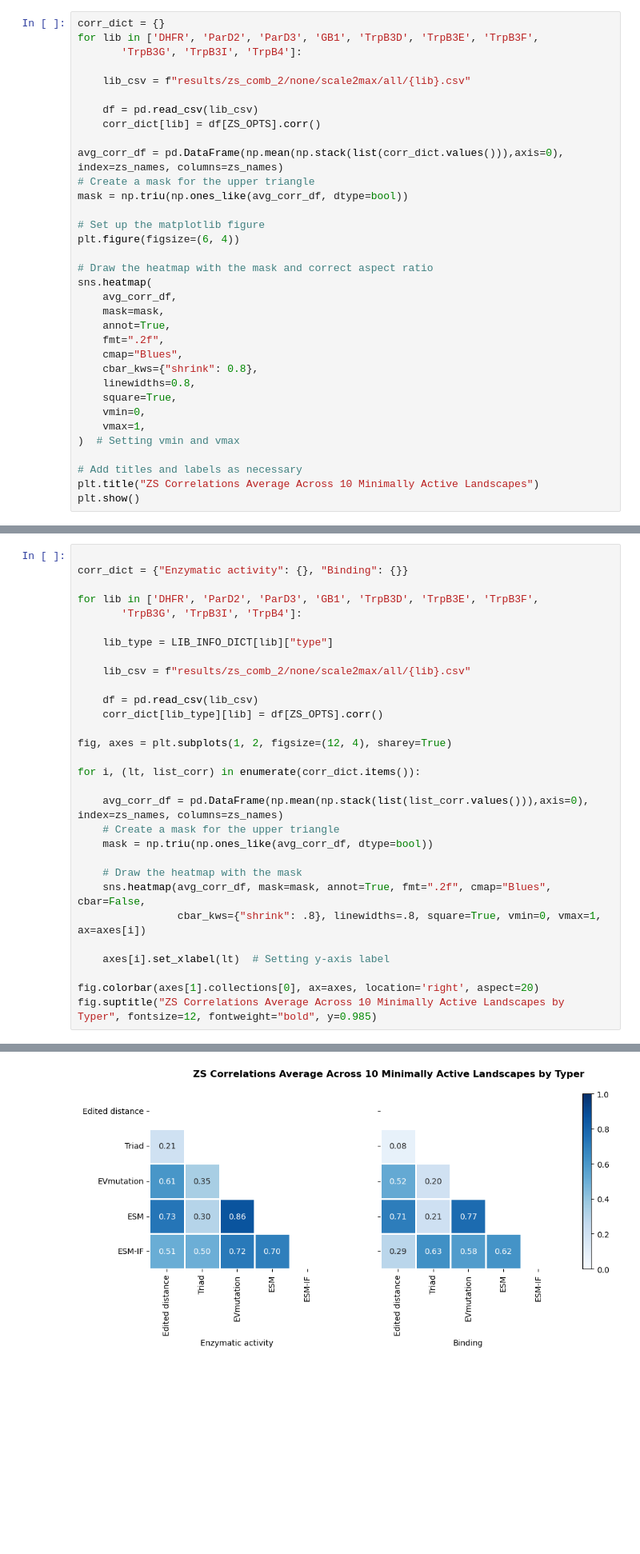
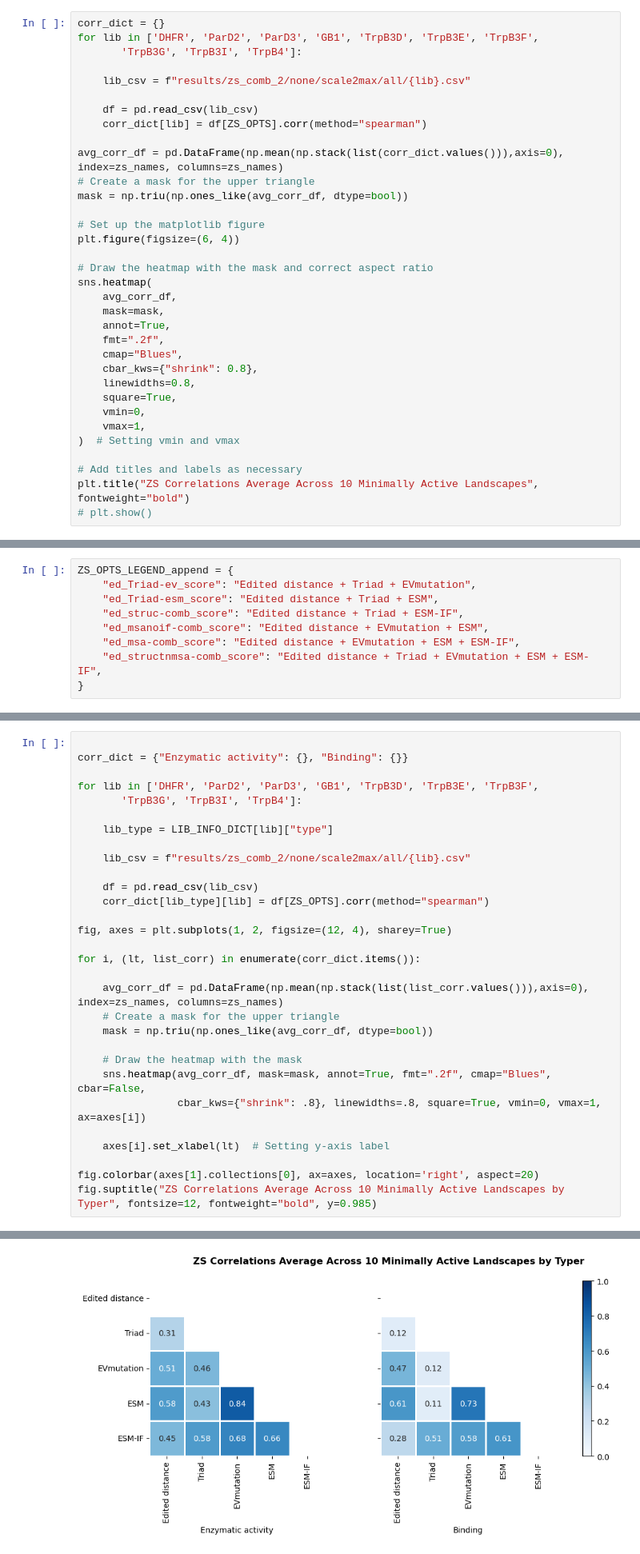
Before and after one commit to fhalab/SSMuLA, a Jupyter notebook: sandbox/zs_corr_avg_ls.ipynb, the cells around one changed output, grey strips where cells are left out. Shown: that part at 80% size. Cells and saved outputs as stored; diff of their text form; blank space fills up the shorter version.

```diff
--- a/sandbox/zs_corr_avg_ls.ipynb
+++ b/sandbox/zs_corr_avg_ls.ipynb
@@ -265,7 +265,7 @@ for lib in ['DHFR', 'ParD2', 'ParD3', 'GB1', 'TrpB3D', 'TrpB3E', 'TrpB3F',
     lib_csv = f"results/zs_comb_2/none/scale2max/all/{lib}.csv"
 
     df = pd.read_csv(lib_csv)
-    corr_dict[lib] = df[ZS_OPTS].corr()
+    corr_dict[lib] = df[ZS_OPTS].corr(method="spearman")
 
 avg_corr_df = pd.DataFrame(np.mean(np.stack(list(corr_dict.values())),axis=0), index=zs_names, columns=zs_names)
 # Create a mask for the upper triangle
@@ -289,6 +289,6 @@ sns.heatmap(
 )  # Setting vmin and vmax
 
 # Add titles and labels as necessary
-plt.title("ZS Correlations Average Across 10 Minimally Active Landscapes")
-plt.show()
+plt.title("ZS Correlations Average Across 10 Minimally Active Landscapes", fontweight="bold")
+# plt.show()
 # %% [output]
@@ -295,0 +418,9 @@ plt.show()
+# %%
+ZS_OPTS_LEGEND_append = {
+    "ed_Triad-ev_score": "Edited distance + Triad + EVmutation",
+    "ed_Triad-esm_score": "Edited distance + Triad + ESM",
+    "ed_struc-comb_score": "Edited distance + Triad + ESM-IF",
+    "ed_msanoif-comb_score": "Edited distance + EVmutation + ESM",
+    "ed_msa-comb_score": "Edited distance + EVmutation + ESM + ESM-IF",
+    "ed_structnmsa-comb_score": "Edited distance + Triad + EVmutation + ESM + ESM-IF",
+}
@@ -297,35 +483,35 @@ plt.show()
 
 corr_dict = {"Enzymatic activity": {}, "Binding": {}}
 
 for lib in ['DHFR', 'ParD2', 'ParD3', 'GB1', 'TrpB3D', 'TrpB3E', 'TrpB3F',
        'TrpB3G', 'TrpB3I', 'TrpB4']:
 
     lib_type = LIB_INFO_DICT[lib]["type"]
 
     lib_csv = f"results/zs_comb_2/none/scale2max/all/{lib}.csv"
 
     df = pd.read_csv(lib_csv)
-    corr_dict[lib_type][lib] = df[ZS_OPTS].corr()
+    corr_dict[lib_type][lib] = df[ZS_OPTS].corr(method="spearman")
 
 fig, axes = plt.subplots(1, 2, figsize=(12, 4), sharey=True)
 
 for i, (lt, list_corr) in enumerate(corr_dict.items()):
 
     avg_corr_df = pd.DataFrame(np.mean(np.stack(list(list_corr.values())),axis=0), index=zs_names, columns=zs_names)
     # Create a mask for the upper triangle
     mask = np.triu(np.ones_like(avg_corr_df, dtype=bool))
 
     # Draw the heatmap with the mask
     sns.heatmap(avg_corr_df, mask=mask, annot=True, fmt=".2f", cmap="Blues", cbar=False,
                 cbar_kws={"shrink": .8}, linewidths=.8, square=True, vmin=0, vmax=1, ax=axes[i])
 
     axes[i].set_xlabel(lt)  # Setting y-axis label
 
 fig.colorbar(axes[1].collections[0], ax=axes, location='right', aspect=20)
 fig.suptitle("ZS Correlations Average Across 10 Minimally Active Landscapes by Typer", fontsize=12, fontweight="bold", y=0.985)
 # %% [output]
 Text(0.5, 0.985, 'ZS Correlations Average Across 10 Minimally Active Landscapes by Typer')
-[figure, old version]
+[figure, new version]
 # %%
 [zs.replace("_score", "") for zs in ZS_OPTS]
 # %% [output]
```
Also changed, not shown: parts of 9 cells of this notebook, 2 other files.
